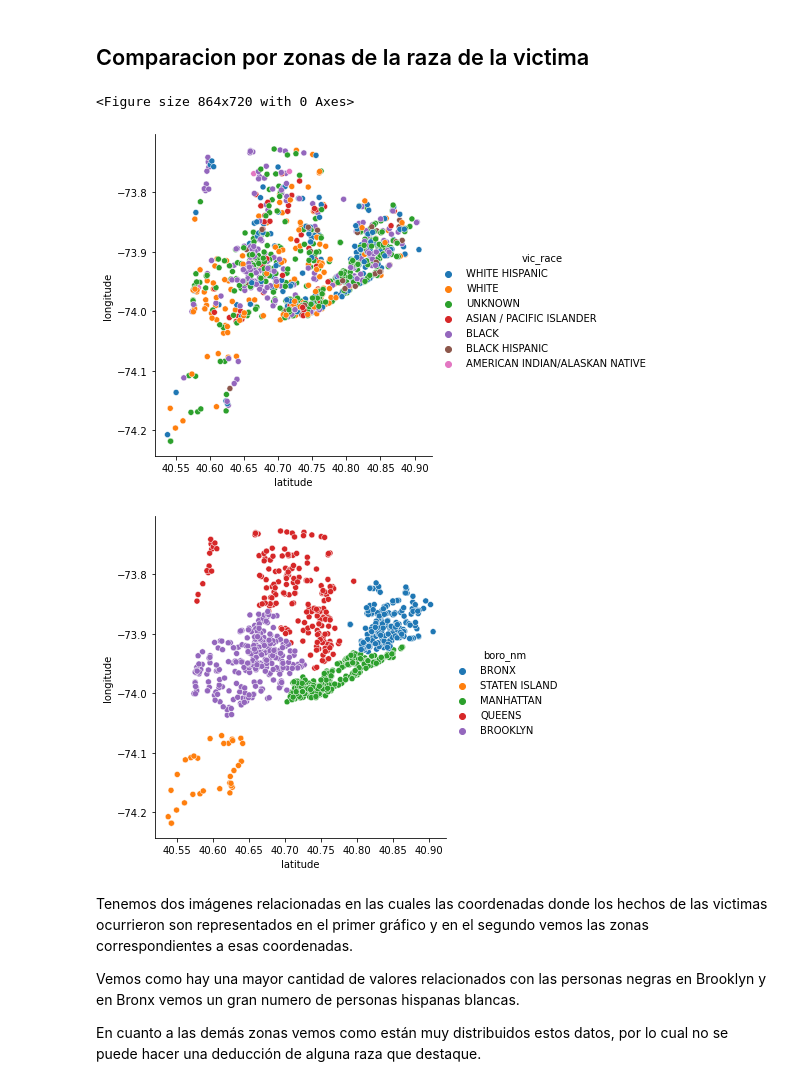
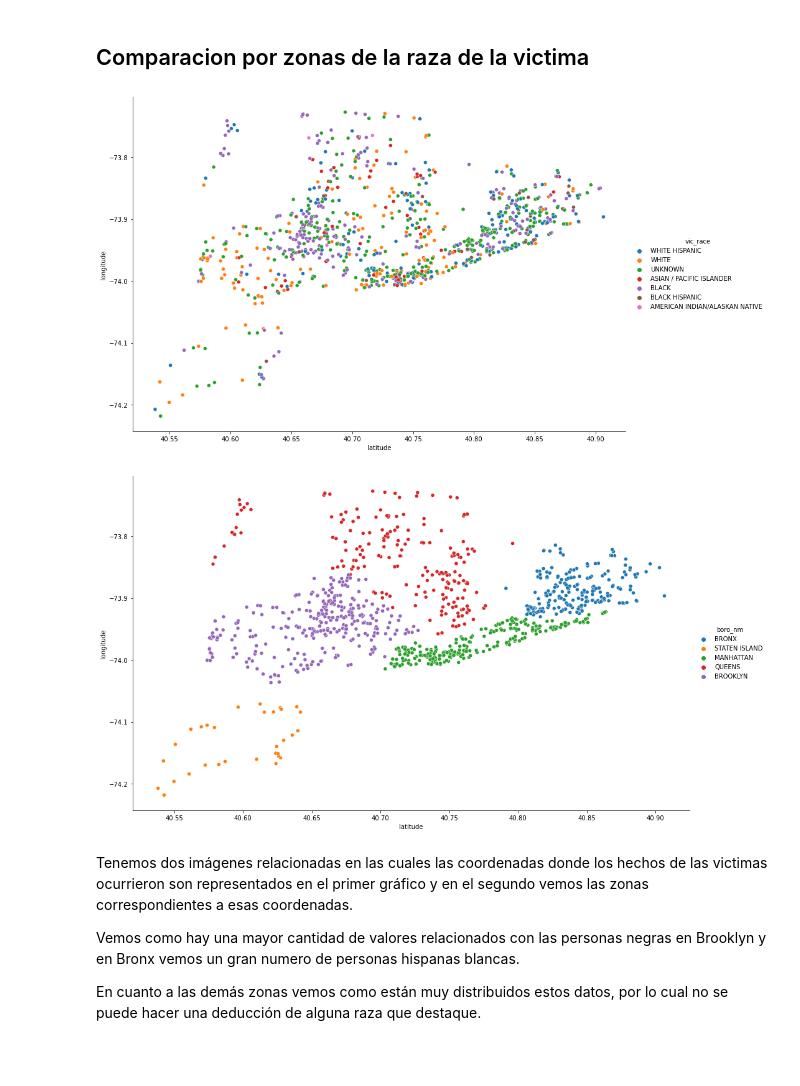
Before and after one commit to miguegallardo16/NY-crimes, a Jupyter notebook: NY.ipynb, the cells around one changed output. Saved outputs shown, nothing was run; the diff lists cells and outputs as text; code cells hidden in the pictures; blank space fills up the shorter version.

Commit message:
updated images

```diff
--- a/NY.ipynb
+++ b/NY.ipynb
@@ -341,15 +341,12 @@ Destacar que para una raza de victima desconocida tenemos que la mayoría de los
 Como ultimo ver también que las personas de raza indio americano/nativo de alaska son las que menos casos de sospechosos tienen, por lo cual no tenemos ningún dato a destacar para ellos.
 # %% [markdown]
 ## Comparacion por zonas de la raza de la victima
-# %%
-fig = plot.figure(figsize=(12, 10))
-
-sns.relplot(x=df['latitude'], y=df['longitude'], hue=df['vic_race'], data=df).savefig("imagenes/vic_race.png")
-sns.relplot(x=df['latitude'], y=df['longitude'], hue=df['boro_nm'], data=df).savefig("imagenes/boro_nm.png")
-# %% [output]
-<Figure size 864x720 with 0 Axes>
-[figure, removed]
-[figure, removed]
+# %%
+sns.relplot(x=df['latitude'], y=df['longitude'], height=8, aspect=1.5, hue=df['vic_race'], data=df).savefig("imagenes/vic_race.jpg")
+sns.relplot(x=df['latitude'], y=df['longitude'], height=8, aspect=1.667, hue=df['boro_nm'], data=df).savefig("imagenes/boro_nm.jpg")
+# %% [output]
+[figure, added]
+[figure, added]
 # %% [markdown]
 Tenemos dos imágenes relacionadas en las cuales las coordenadas donde los hechos de las victimas ocurrieron son representados en el primer gráfico y en el segundo vemos las zonas correspondientes a esas coordenadas.
 
```
Also changed, not shown: parts of 5 cells of this notebook, 13 other files.
